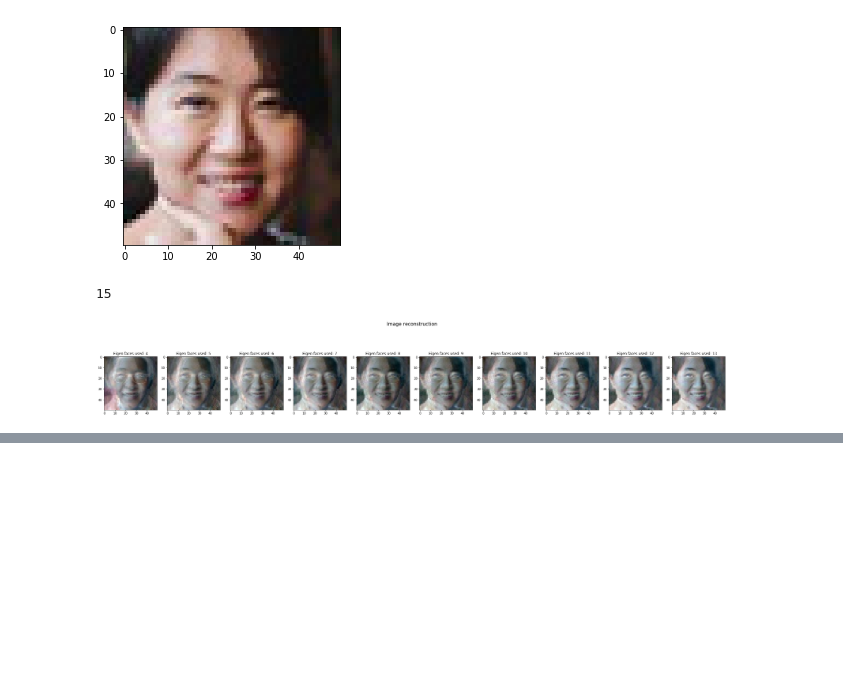
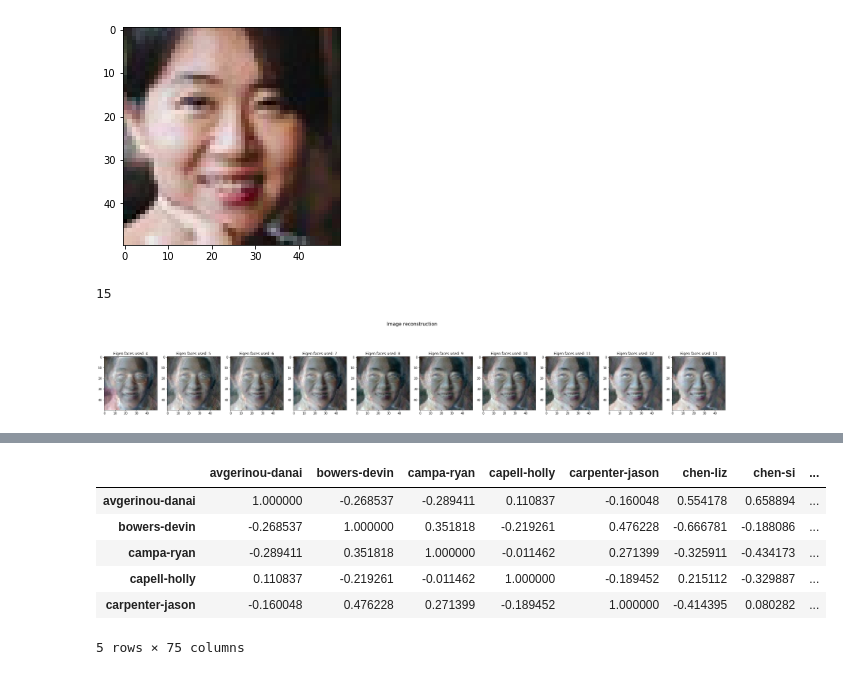
Before and after one commit to shik3519/machine-learning, a Jupyter notebook: eigen-faces/eigen-faces.ipynb, the cells around one changed output, grey strips where cells are left out. Cells and saved outputs as stored; diff of their text form; code cells hidden in the pictures; blank space fills up the shorter version.

```diff
--- a/eigen-faces/eigen-faces.ipynb
+++ b/eigen-faces/eigen-faces.ipynb
@@ -685,0 +764,12 @@ plt.tight_layout()
+# %%
+corr = df_student.corr()
+# %%
+corr.head()
+# %% [output]
+|  | avgerinou-danai | bowers-devin | campa-ryan | capell-holly | carpenter-jason | chen-liz | chen-si | ... |
+| avgerinou-danai | 1.000000 | -0.268537 | -0.289411 | 0.110837 | -0.160048 | 0.554178 | 0.658894 | ... |
+| bowers-devin | -0.268537 | 1.000000 | 0.351818 | -0.219261 | 0.476228 | -0.666781 | -0.188086 | ... |
+| campa-ryan | -0.289411 | 0.351818 | 1.000000 | -0.011462 | 0.271399 | -0.325911 | -0.434173 | ... |
+| capell-holly | 0.110837 | -0.219261 | -0.011462 | 1.000000 | -0.189452 | 0.215112 | -0.329887 | ... |
+| carpenter-jason | -0.160048 | 0.476228 | 0.271399 | -0.189452 | 1.000000 | -0.414395 | 0.080282 | ... |
+5 rows × 75 columns
```
Also changed, not shown: parts of 24 cells of this notebook.
